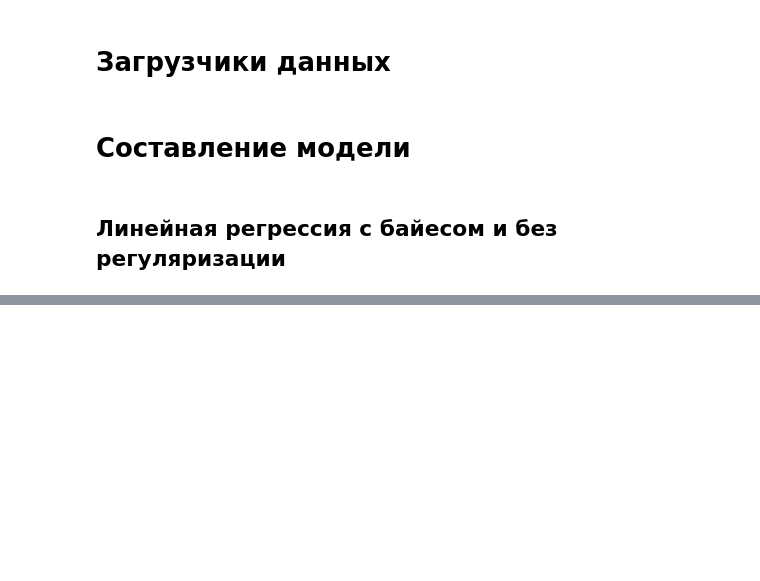
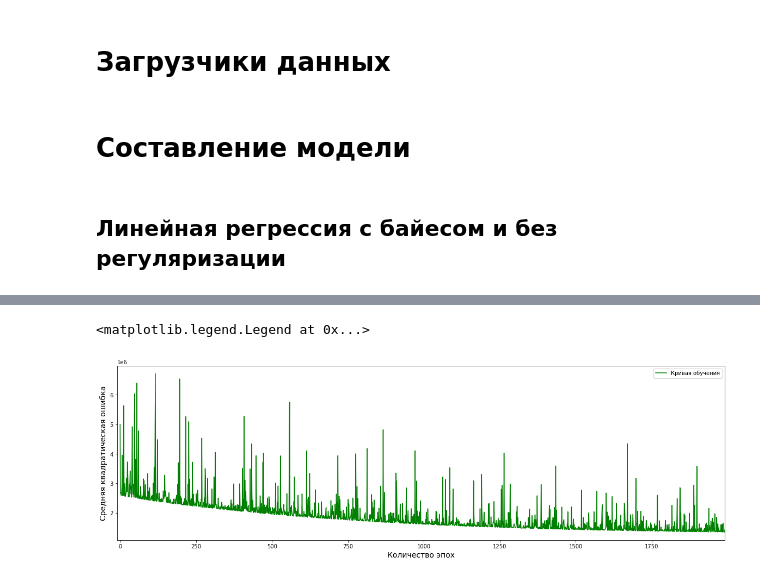
Before and after one commit to Daniil-Solo/Avito-analytics, a Jupyter notebook: Modelling/1_Modelling.ipynb, the cells around one changed output, grey strips where cells are left out. Saved outputs shown, nothing was run; the diff lists cells and outputs as text; code cells hidden in the pictures; blank space fills up the shorter version.

```diff
--- a/Modelling/1_Modelling.ipynb
+++ b/Modelling/1_Modelling.ipynb
@@ -143,16 +107,12 @@ from torch.optim.lr_scheduler import ExponentialLR
 class LinearRegression(nn.Module):
     def __init__(self):
         super().__init__()
-        self.fc1 = nn.Linear(41, 10, bias=False)
-        self.relu = nn.ReLU()
-        self.fc2 = nn.Linear(10, 1, bias=False)
+        self.fc1 = nn.Linear(37, 1, bias=False)
 
     def forward(self, x):
         res = self.fc1(x)
-        res = self.relu(res)
-        res = self.fc2(res)
         return res
 # %%
 model = LinearRegression()
 loss = nn.MSELoss()
-optimizer = torch.optim.SGD(model.parameters(), lr=0.000000001, momentum=0.9, nesterov=True, weight_decay=0.1)
+optimizer = torch.optim.SGD(model.parameters(), lr=0.00000001)
@@ -185,0 +138,11 @@ test loss =  1331759.2495865123
+# %%
+losses, _ = train_loop(
+    n_epoch = 2001,
+    every_n_epoch_print=100,
+    loss = loss,
+    optimizer = optimizer,
+    train_dl = dataset_loader,
+    val_dl = [],
+    train_size = len(dataset),
+    valid_size = 1
+)
@@ -185,0 +167,11 @@ test loss =  1331759.2495865123
+# %%
+plt.figure(figsize=(20, 13))
+plt.subplot(2, 1, 1)
+plt.plot(np.arange(len(losses)), losses, c='g', label='Кривая обучения')
+plt.xlabel("Количество эпох", size=14)
+plt.ylabel("Средняя квадратическая ошибка", size=14)
+plt.xlim(-10, 1990)
+plt.legend()
+# %% [output]
+<matplotlib.legend.Legend at 0x...>
+[figure, added]
```
Also changed, not shown: parts of 33 cells of this notebook, 6 other files.
